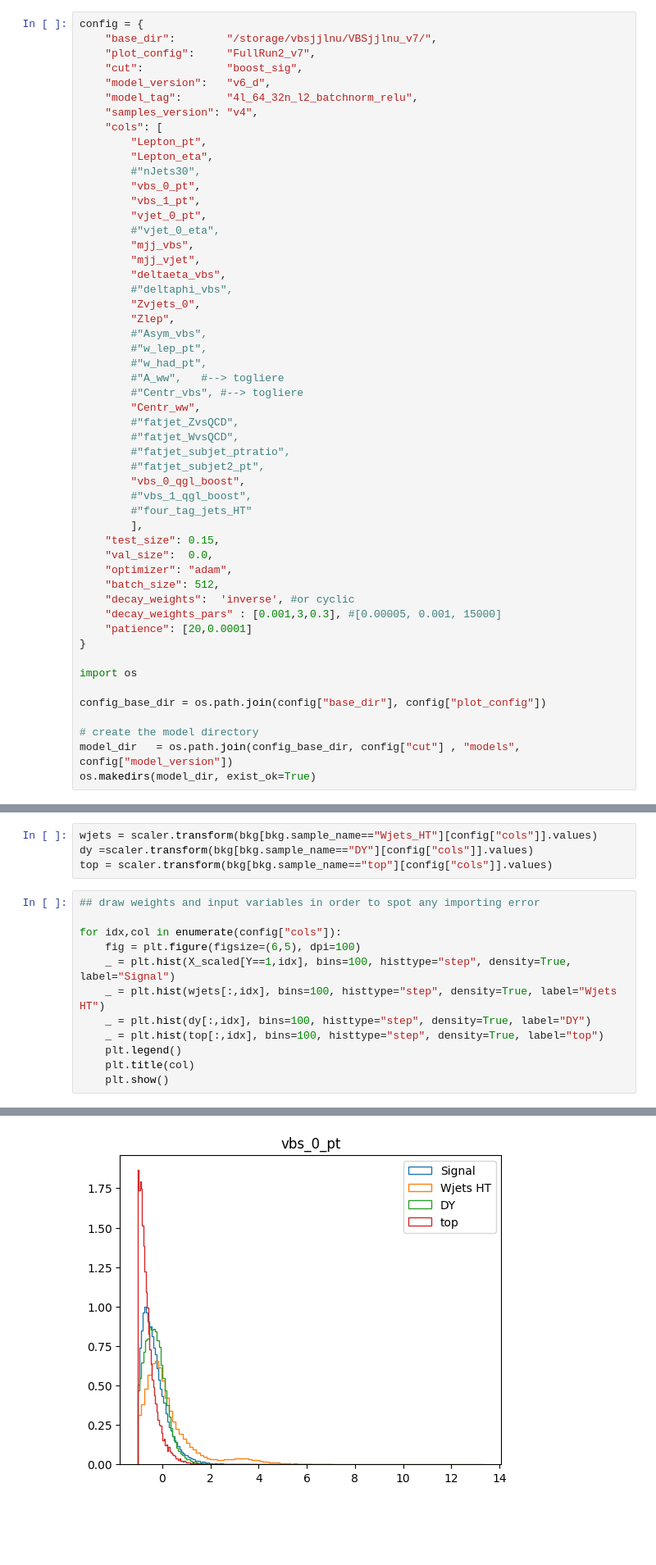
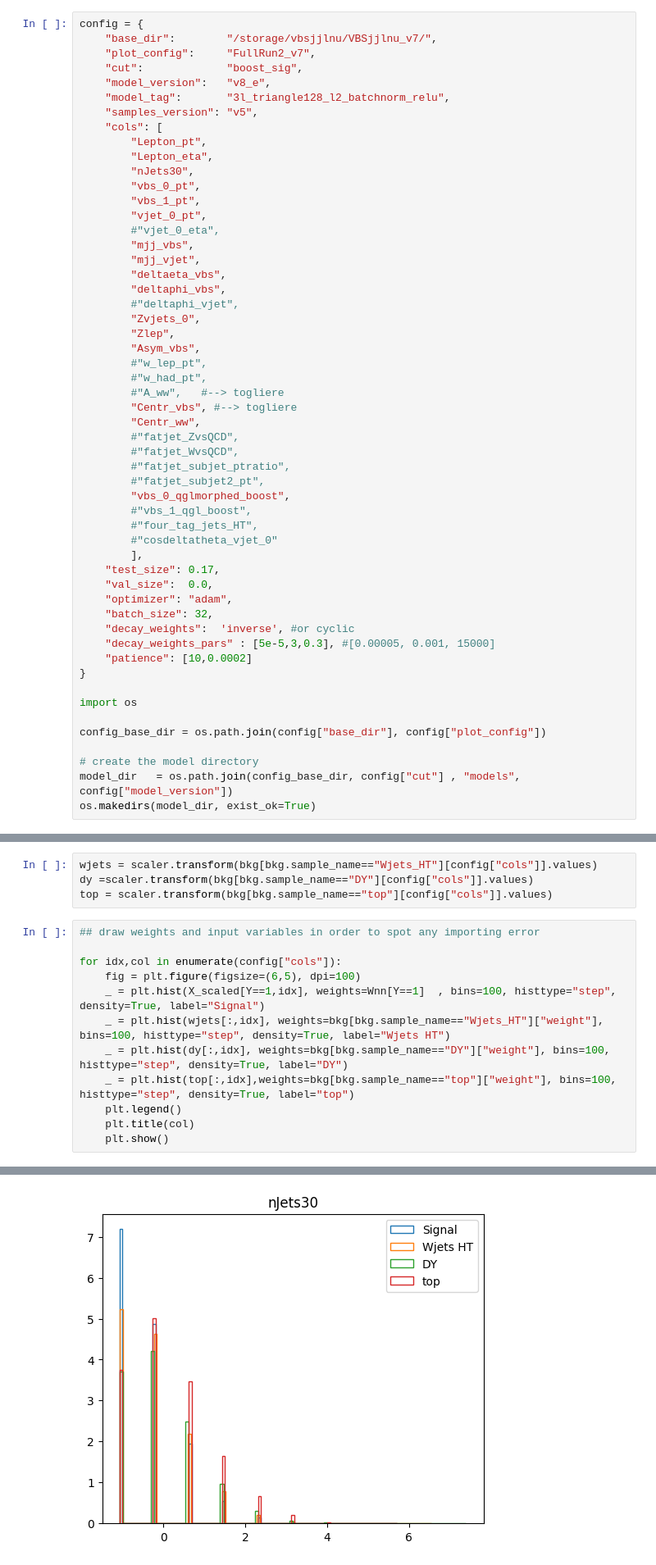
Before and after one commit to UniMiBAnalyses/ML_classification, a Jupyter notebook: Training_v3_boosted.ipynb, the cells around one changed output, grey strips where cells are left out. Shown: that part at 82% size. Saved outputs shown, nothing was run; the diff lists cells and outputs as text; blank space fills up the shorter version.

Commit message:
Training roung 4, more plotting utils and ROC comparison

```diff
--- a/Training_v3_boosted.ipynb
+++ b/Training_v3_boosted.ipynb
@@ -12,13 +15,13 @@ config = {
     "base_dir":        "/storage/vbsjjlnu/VBSjjlnu_v7/",
     "plot_config":     "FullRun2_v7",
     "cut":             "boost_sig",
-    "model_version":   "v6_d",
-    "model_tag":       "4l_64_32n_l2_batchnorm_relu",
-    "samples_version": "v4",
+    "model_version":   "v8_e",
+    "model_tag":       "3l_triangle128_l2_batchnorm_relu",
+    "samples_version": "v5",
     "cols": [
         "Lepton_pt",
         "Lepton_eta",
-        #"nJets30",
+        "nJets30",
         "vbs_0_pt",
         "vbs_1_pt",
         "vjet_0_pt",
@@ -26,30 +29,32 @@ config = {
         "mjj_vbs",
         "mjj_vjet",
         "deltaeta_vbs",
-        #"deltaphi_vbs",
+        "deltaphi_vbs",
+        #"deltaphi_vjet",
         "Zvjets_0",
         "Zlep",
-        #"Asym_vbs",
+        "Asym_vbs",
         #"w_lep_pt",
         #"w_had_pt",
         #"A_ww",   #--> togliere
-        #"Centr_vbs", #--> togliere
+        "Centr_vbs", #--> togliere
         "Centr_ww",
         #"fatjet_ZvsQCD",
         #"fatjet_WvsQCD",
         #"fatjet_subjet_ptratio",
         #"fatjet_subjet2_pt",
-        "vbs_0_qgl_boost",
+        "vbs_0_qglmorphed_boost",
         #"vbs_1_qgl_boost",
-        #"four_tag_jets_HT"
+        #"four_tag_jets_HT",
+        #"cosdeltatheta_vjet_0"
         ],
-    "test_size": 0.15,
+    "test_size": 0.17,
     "val_size":  0.0,
     "optimizer": "adam",
-    "batch_size": 512,
+    "batch_size": 32,
     "decay_weights":  'inverse', #or cyclic
-    "decay_weights_pars" : [0.001,3,0.3], #[0.00005, 0.001, 15000]
-    "patience": [20,0.0001]
+    "decay_weights_pars" : [5e-5,3,0.3], #[0.00005, 0.001, 15000]
+    "patience": [10,0.0002]
 }
 
 import os
@@ -136,10 +147,10 @@ top = scaler.transform(bkg[bkg.sample_name=="top"][config["cols"]].values)
 
 for idx,col in enumerate(config["cols"]):
     fig = plt.figure(figsize=(6,5), dpi=100)
-    _ = plt.hist(X_scaled[Y==1,idx], bins=100, histtype="step", density=True, label="Signal")
-    _ = plt.hist(wjets[:,idx], bins=100, histtype="step", density=True, label="Wjets HT")
-    _ = plt.hist(dy[:,idx], bins=100, histtype="step", density=True, label="DY")
-    _ = plt.hist(top[:,idx], bins=100, histtype="step", density=True, label="top")
+    _ = plt.hist(X_scaled[Y==1,idx], weights=Wnn[Y==1]  , bins=100, histtype="step", density=True, label="Signal")
+    _ = plt.hist(wjets[:,idx], weights=bkg[bkg.sample_name=="Wjets_HT"]["weight"], bins=100, histtype="step", density=True, label="Wjets HT")
+    _ = plt.hist(dy[:,idx], weights=bkg[bkg.sample_name=="DY"]["weight"], bins=100, histtype="step", density=True, label="DY")
+    _ = plt.hist(top[:,idx],weights=bkg[bkg.sample_name=="top"]["weight"], bins=100, histtype="step", density=True, label="top")
     plt.legend()
     plt.title(col)
     plt.show()
@@ -149 +160 @@ for idx,col in enumerate(config["cols"]):
-[figure, old version]
+[figure, new version]
```
Also changed, not shown: parts of 31 cells of this notebook, 11 other files.
